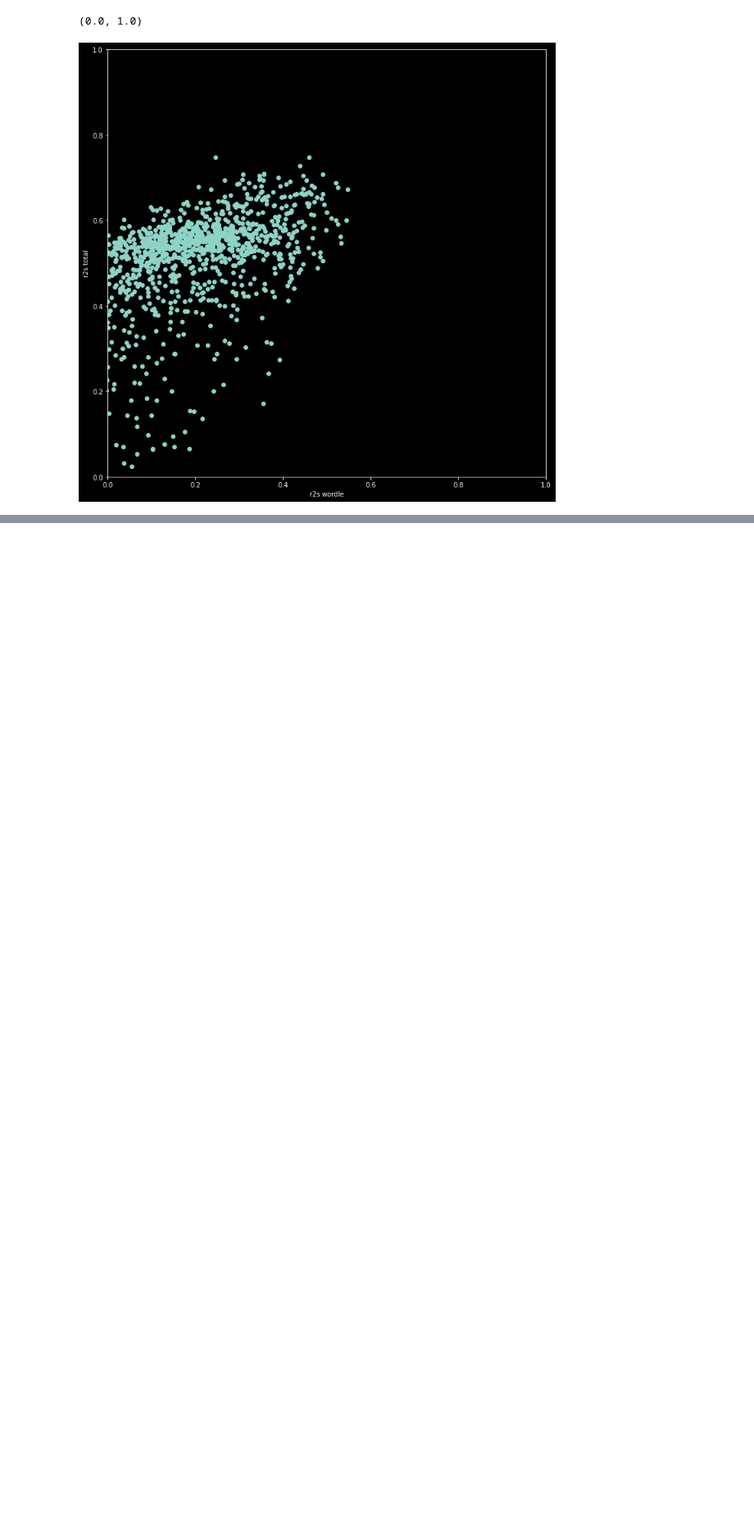
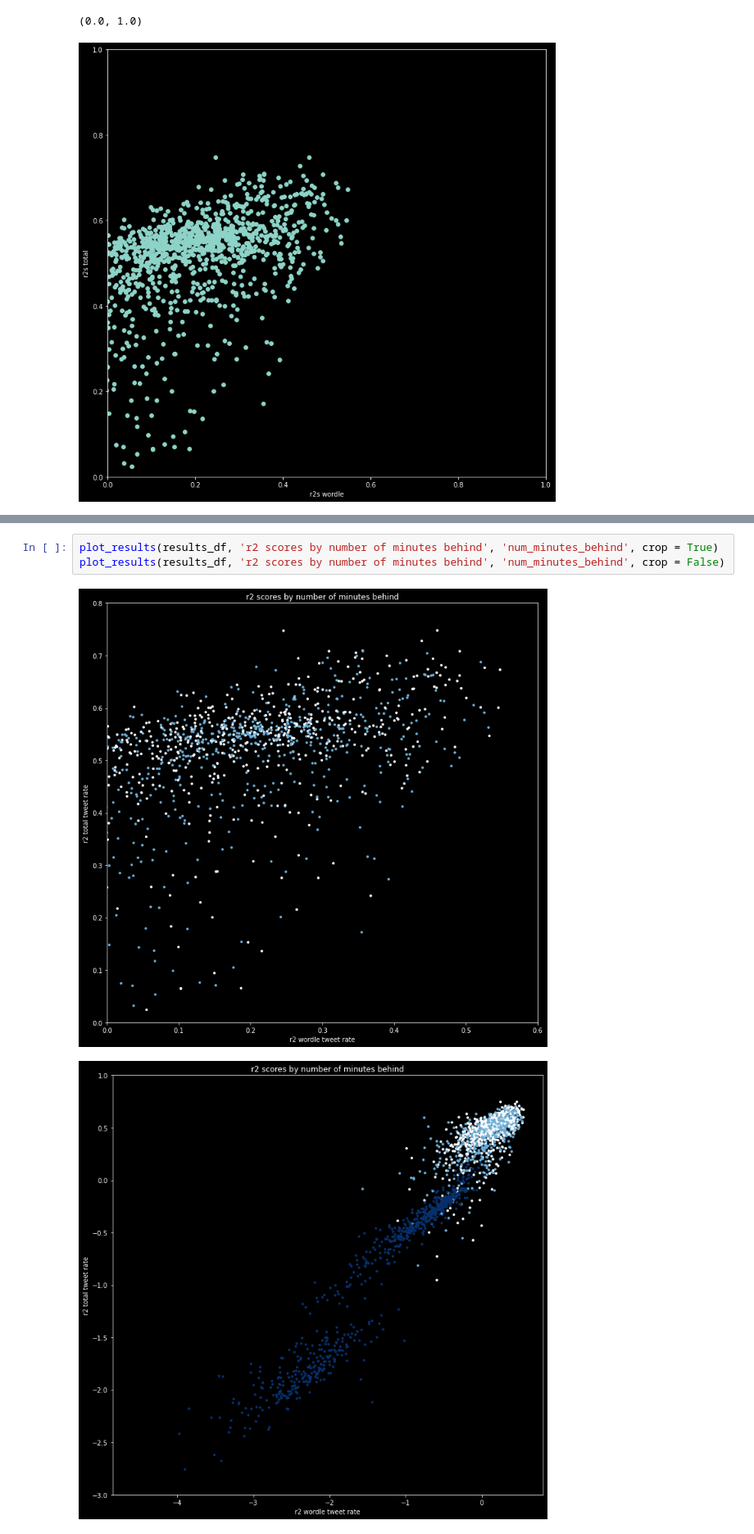
Before and after one commit to dtersegno/capstone, a Jupyter notebook: model/4_models.ipynb, the cells around one changed output, grey strips where cells are left out. Shown at 82% size. Drawn from its saved outputs; the diff is of its cells as text; blank space fills up the shorter version.

```diff
--- a/model/4_models.ipynb
+++ b/model/4_models.ipynb
@@ -473,0 +548,6 @@ plt.ylim(0,1)
+# %%
+plot_results(results_df, 'r2 scores by number of minutes behind', 'num_minutes_behind', crop = True)
+plot_results(results_df, 'r2 scores by number of minutes behind', 'num_minutes_behind', crop = False)
+# %% [output]
+[figure, added]
+[figure, added]
```
Also changed, not shown: parts of 22 cells of this notebook.
